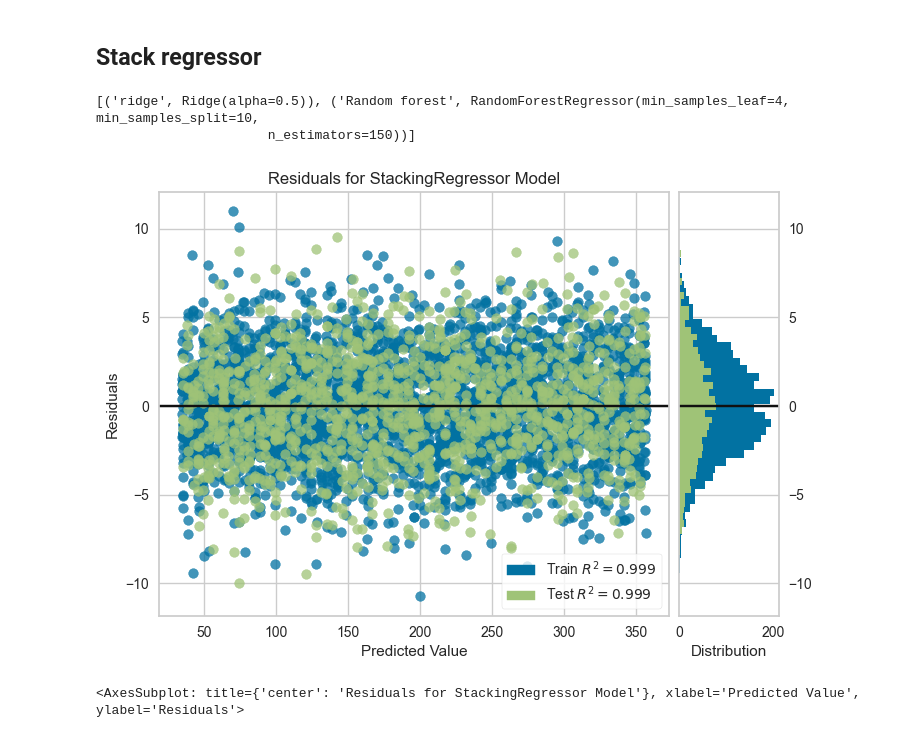
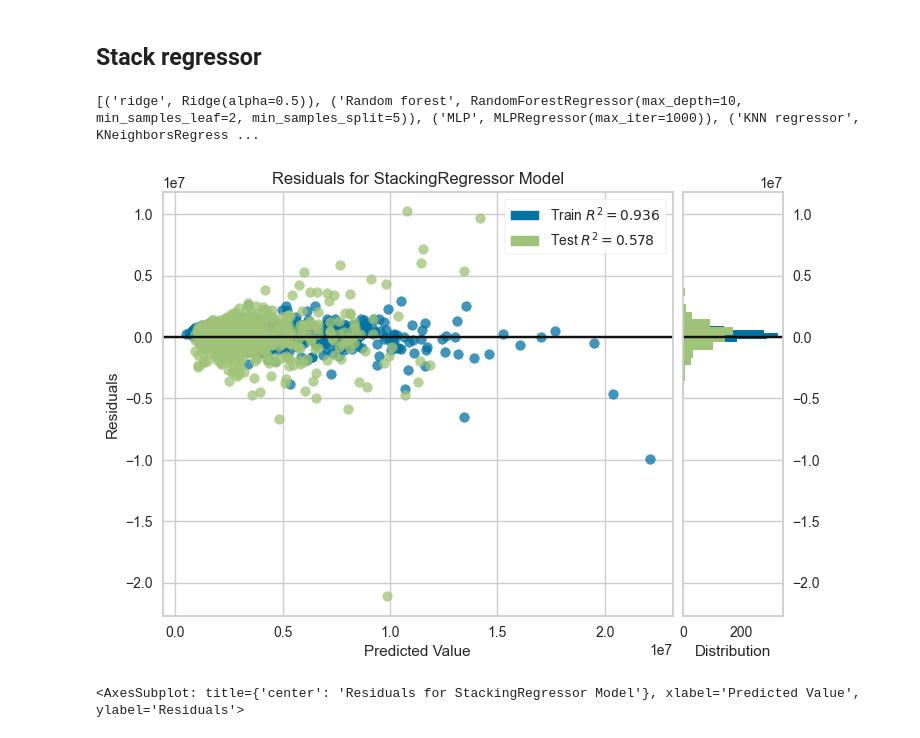
Before and after one commit to Dan-Irl/Regression-ensemble-model, a Jupyter notebook: main.ipynb, the cells around one changed output. Drawn from its saved outputs; the diff is of its cells as text; code cells hidden in the pictures.

```diff
--- a/main.ipynb
+++ b/main.ipynb
@@ -26,11 +26,11 @@ data_train, data_test, target_train, target_test = train_test_split(X, y, test_s
 # %% [markdown]
 **Load example data 2**
 # %%
-data = pd.read_csv('example_data_2\house_properties_data_processed.csv')
+data = pd.read_csv('example_data_2\house_properties_data_normalized.csv')
 
 # split data into X features and y labels
-X = np.array(data.drop(labels='Sales', axis=1))
-y = np.array(data['Sales'])
+X = np.array(data.drop(labels='sold_price', axis=1))
+y = np.array(data['sold_price'])
 
 # Split the data into training and testing sets
 data_train, data_test, target_train, target_test = train_test_split(X, y, test_size=0.3)
@@ -108,7 +108,7 @@ visualizer.show()
 # %%
 from sklearn.neural_network import MLPRegressor
 
-MLP = MLPRegressor(learning_rate='constant', early_stopping=True, max_iter=1000)
+MLP = MLPRegressor(learning_rate='constant', early_stopping=False, max_iter=1000)
 
 MLP.fit(data_train, target_train)
 
@@ -127,4 +127,6 @@ visualizer.fit(data_train, target_train)  # Fit the training data to the visuali
 visualizer.score(data_test, target_test)  # Evaluate the model on the test data
 plt.title
 visualizer.show()
+
+estimators.append(('MLP', MLP))
 # %% [output]
@@ -133,0 +137,15 @@ visualizer.show()
+# %%
+from sklearn.neighbors import KNeighborsRegressor
+
+KNNR = KNeighborsRegressor(n_neighbors=11,weights='distance',n_jobs=-1)
+
+
+
+# visualize the model performance using yellowbrick
+visualizer = ResidualsPlot(KNNR)
+visualizer.fit(data_train, target_train)  # Fit the training data to the visualizer
+visualizer.score(data_test, target_test)  # Evaluate the model on the test data
+plt.title
+visualizer.show()
+
+estimators.append(('KNN regressor', KNNR))
@@ -133,0 +156,13 @@ visualizer.show()
+# %%
+from sklearn.ensemble import HistGradientBoostingRegressor
+
+HGBR = HistGradientBoostingRegressor()
+
+# visualize the model performance using yellowbrick
+visualizer = ResidualsPlot(HGBR)
+visualizer.fit(data_train, target_train)  # Fit the training data to the visualizer
+visualizer.score(data_test, target_test)  # Evaluate the model on the test data
+plt.title
+visualizer.show()
+
+estimators.append(('gradient boosting regressor', HGBR))
@@ -135,21 +172,23 @@ visualizer.show()
 ## **Stack regressor**
 # %%
 from sklearn.ensemble import StackingRegressor
+
+# meta model for stacking regressor
+final_estimator = MLPRegressor(learning_rate='constant', early_stopping=True, max_iter=1000)
 
 print(estimators)
 
 # Create the stacking regressor thats uses the previous models and weights them using ridge regression, default is 5-fold cross validation.
-stack_regressor = StackingRegressor(estimators=estimators,n_jobs=-1)
+stack_regressor = StackingRegressor(estimators=estimators,n_jobs=-1,final_estimator=final_estimator)
 
 stack_regressor.fit(data_train, target_train)
 
 visualizer = ResidualsPlot(stack_regressor)
 visualizer.fit(data_train, target_train)  # Fit the training data to the visualizer
 visualizer.score(data_test, target_test)  # Evaluate the model on the test data
 plt.title
 visualizer.show()
 # %% [output]
-[('ridge', Ridge(alpha=0.5)), ('Random forest', RandomForestRegressor(min_samples_leaf=4, min_samples_split=10,
-                      n_estimators=150))]
+[('ridge', Ridge(alpha=0.5)), ('Random forest', RandomForestRegressor(max_depth=10, min_samples_leaf=2, min_samples_split=5)), ('MLP', MLPRegressor(max_iter=1000)), ('KNN regressor', KNeighborsRegress ...
-[figure, old version]
+[figure, new version]
 <AxesSubplot: title={'center': 'Residuals for StackingRegressor Model'}, xlabel='Predicted Value', ylabel='Residuals'>
```
Also changed, not shown: parts of 8 cells of this notebook.
